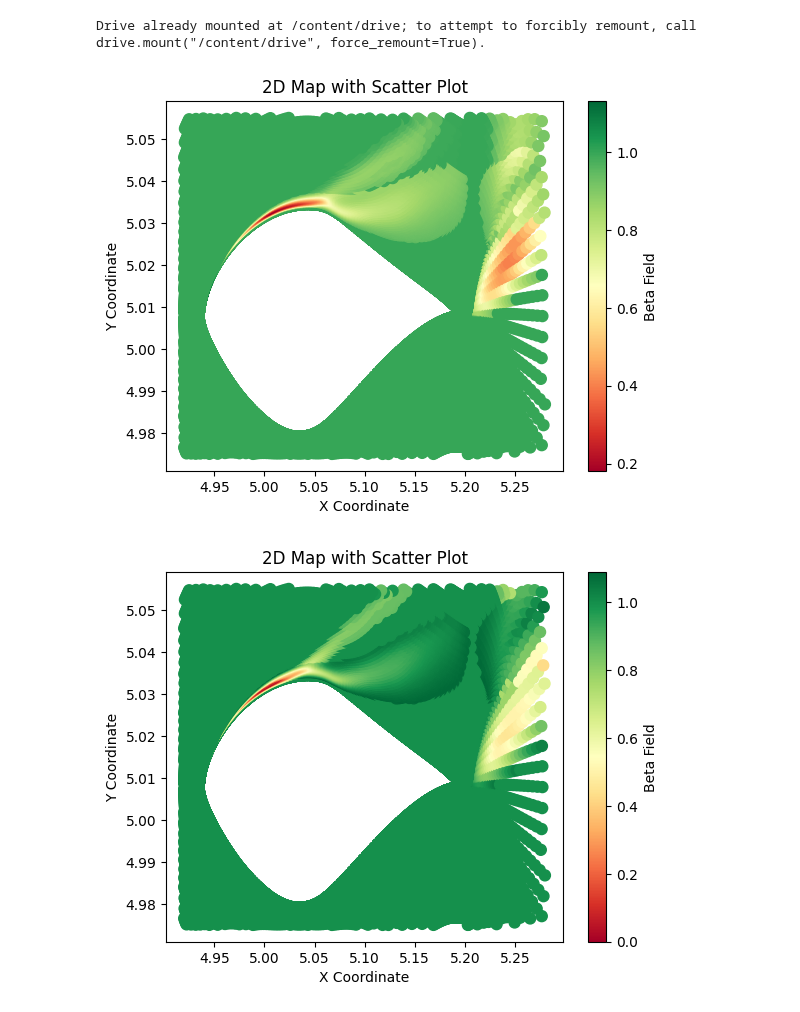
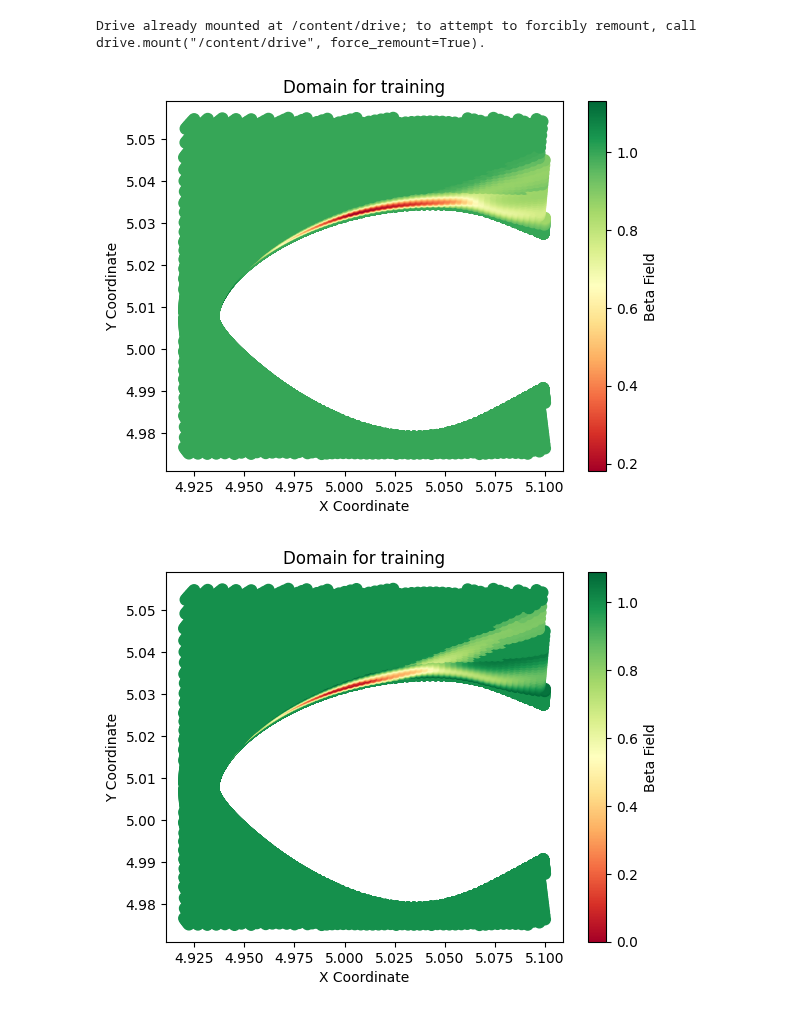
Before and after one commit to sudeepmenon17/PytorchforNN, a Jupyter notebook: AirfoilS809_SAmodel.ipynb, the cells around one changed output. Drawn from its saved outputs; the diff is of its cells as text; code cells hidden in the pictures.

```diff
--- a/AirfoilS809_SAmodel.ipynb
+++ b/AirfoilS809_SAmodel.ipynb
@@ -95,17 +95,17 @@ for item in frames:
   x1,y1,b1,f1,f2,f3,f4,f5,f6 = [[] for i in range(9)]
   # Filter data for the specified range of coordinates
   for i in range(len(xc)):
-    if xc[i]>=4.92 and xc[i]<=5.28:
+    if xc[i]>=4.92 and xc[i]<=5.10:
       if yc[i]>=4.975 and yc[i]<=5.055:
         x1.append(xc[i])
         y1.append(yc[i])
         b1.append(b[i])
-        f1.append(ff1[i])  # /1600 - 0.5
-        f2.append(ff2[i])  # /4200 - 0.5
-        f3.append(ff3[i])  # /370000000 - 0.5
-        f4.append(ff4[i])  # /10200 - 0.5
-        f5.append(ff5[i])  # /30000 - 0.5
-        f6.append(ff6[i])  # /1.2 - 0.5
+        f1.append(ff1[i])
+        f2.append(ff2[i])
+        f3.append(ff3[i])
+        f4.append(ff4[i])
+        f5.append(ff5[i])
+        f6.append(ff6[i])
 
   modified_data = {
   'x': np.array(x1),
@@ -129,33 +129,33 @@ for item in frames:
   # ny = []
   # nb = []
 
 
   # # Filter data for the specified range of coordinates
   # for i in range(len(xc)):
   #   if xc[i]>=4.9 and xc[i]<=5.3:
   #     if yc[i]>=4.925 and yc[i]<=5.075:
   #       nx.append(xc[i])
   #       ny.append(yc[i])
   #       nb.append(b[i])
 
   # Create a scatter plot
   plt.scatter(x1, y1, c=b1,  cmap= 'RdYlGn',alpha=1, marker='.',s=250)
   plt.colorbar(label='Beta Field')
   plt.xlabel('X Coordinate')
   plt.ylabel('Y Coordinate')
-  plt.title('2D Map with Scatter Plot')
+  plt.title('Domain for training')
   plt.show()
 ###############################################################################
 
 df = pd.concat(ff)
 
 
 # Data for beta>1.02 or beta<0.98
 df_filtered = df[(df['beta'] < 0.995) | (df['beta'] > 1.005)]
 
 # df_filtered = df[df['beta'] != 1.0]
 
 # df_filtered = df
 # %% [output]
-[figure, old version]
+[figure, new version]
-[figure, old version]
+[figure, new version]
```
Also changed, not shown: parts of 15 cells of this notebook.
